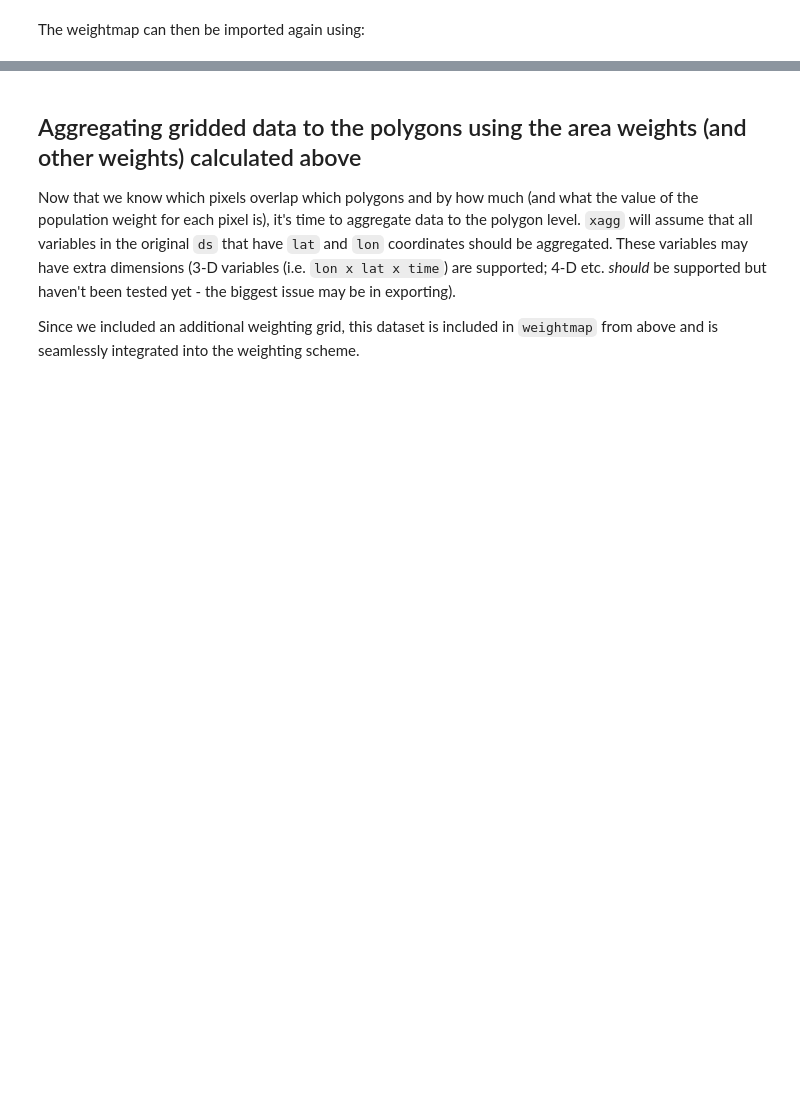
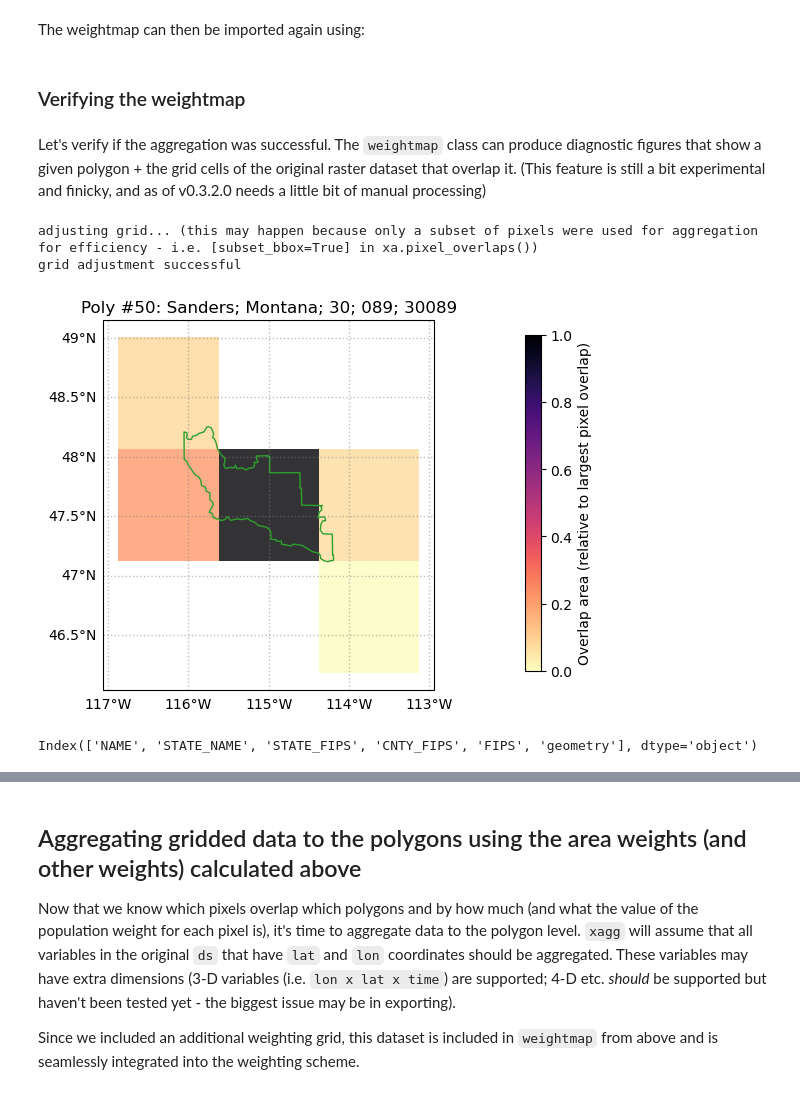
Before and after one commit to ks905383/xagg, a Jupyter notebook: docs/notebooks/full_run.ipynb, the cells around one changed output, grey strips where cells are left out. Cells and saved outputs as stored; diff of their text form; code cells hidden in the pictures; blank space fills up the shorter version.

Commit message:
Update full_run.ipynb with diag_fig example

```diff
--- a/docs/notebooks/full_run.ipynb
+++ b/docs/notebooks/full_run.ipynb
@@ -60,3 +62,36 @@ The weightmap can then be imported again using:
 # %%
 # Load weightmap
 weightmap = xa.read_wm('wm')
+# %% [markdown]
+### Verifying the weightmap
+# %% [markdown]
+Let's verify if the aggregation was successful. The `weightmap` class can produce diagnostic figures that show a given polygon + the grid cells of the original raster dataset that overlap it. (This feature is still a bit experimental and finicky, and as of v0.3.2.0 needs a little bit of manual processing)
+# %%
+# Load `subset_find()`, which allows you to find one grid within another
+from xagg.auxfuncs import subset_find
+
+# weightmap.diag_fig() takes two required arguments: some information about
+# a grid, and either the polygons of the raster grid, or the raster grid
+# itself to calculate the polygons.
+
+# Let's get the raster grid.
+# To match the internal indexing of `weightmap`, we need to subset the `ds`
+# TODO: move this step internally to `weightmap.diag_fig()`
+grid_polygon_info = subset_find(ds,weightmap.source_grid)
+# %% [output]
+adjusting grid... (this may happen because only a subset of pixels were used for aggregation for efficiency - i.e. [subset_bbox=True] in xa.pixel_overlaps())
+grid adjustment successful
+# %%
+# Create diagnostic figure of the polygon with index 50 in `gdf` (in this
+# case, a county in Montana). You can verify this is the 50th row in `gdf`
+# by printing `gdf.loc[50]`.
+weightmap.diag_fig(50,grid_polygon_info)
+# %% [output]
+[figure, added]
+# %%
+# Alternatively, you can select a polygon based on other columns
+# in the `gdf`, aka based on county metadata from the original
+# shapefile.
+print(gdf.columns)
+# %% [output]
+Index(['NAME', 'STATE_NAME', 'STATE_FIPS', 'CNTY_FIPS', 'FIPS', 'geometry'], dtype='object')
```
Also changed, not shown: parts of 7 cells of this notebook, 13 other files.
